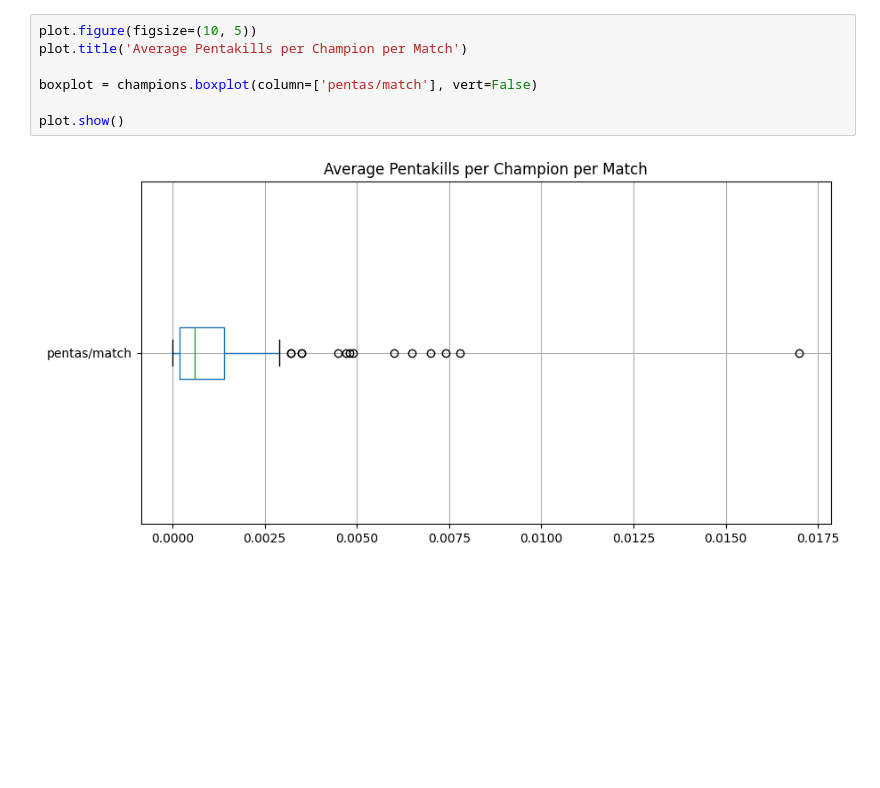
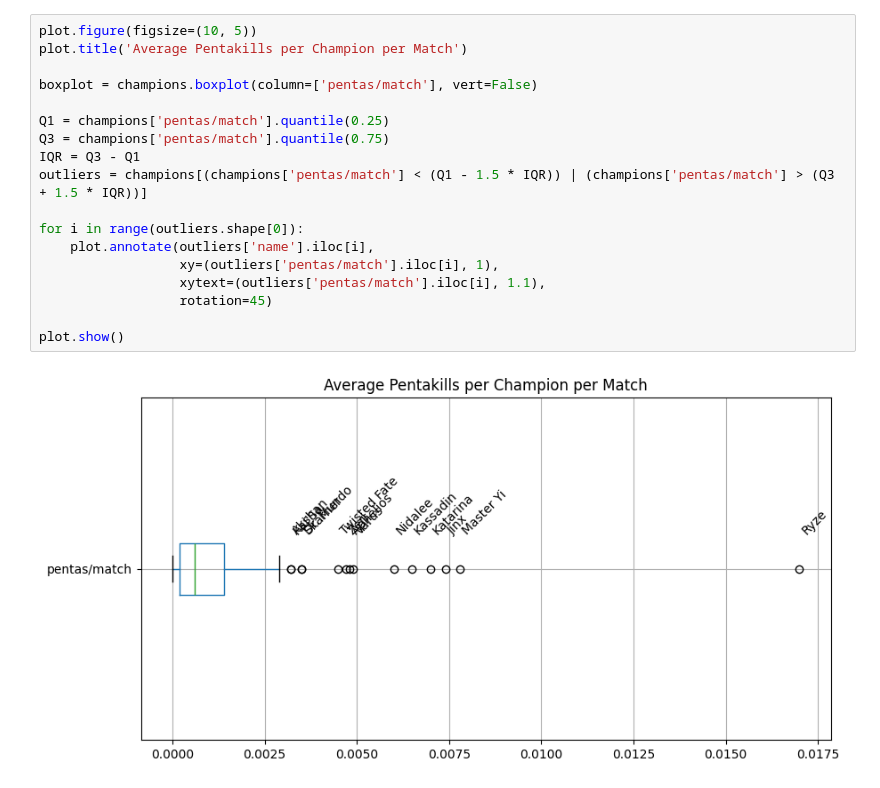
Before and after one commit to LouisFerro/LCA-LOLChampionsAnalysis, a Jupyter notebook: Analysis.ipynb, the cells around one changed output. Drawn from its saved outputs; the diff is of its cells as text; blank space fills up the shorter version.

```diff
--- a/Analysis.ipynb
+++ b/Analysis.ipynb
@@ -31,10 +35,21 @@ print(champions)
 # %%
 plot.figure(figsize=(10, 5))
 plot.title('Average Pentakills per Champion per Match')
 
 boxplot = champions.boxplot(column=['pentas/match'], vert=False)
 
+Q1 = champions['pentas/match'].quantile(0.25)
+Q3 = champions['pentas/match'].quantile(0.75)
+IQR = Q3 - Q1
+outliers = champions[(champions['pentas/match'] < (Q1 - 1.5 * IQR)) | (champions['pentas/match'] > (Q3 + 1.5 * IQR))]
+
+for i in range(outliers.shape[0]):
+    plot.annotate(outliers['name'].iloc[i],
+                  xy=(outliers['pentas/match'].iloc[i], 1),
+                  xytext=(outliers['pentas/match'].iloc[i], 1.1),
+                  rotation=45)
+
 plot.show()
 # %% [output]
-[figure, old version]
+[figure, new version]
 # %%
```
Also changed, not shown: parts of 4 cells of this notebook.
